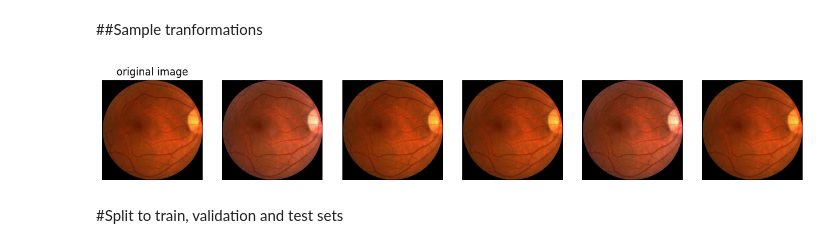
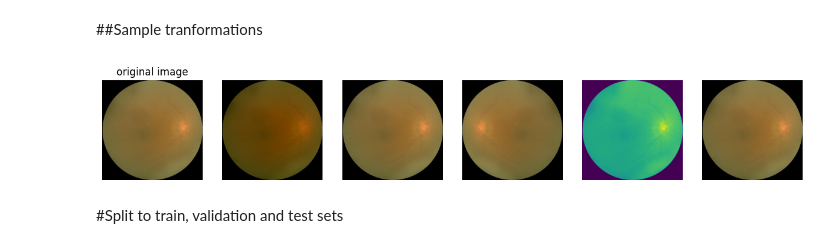
Before and after one commit to aziegert/Cataract_Classification_CV, a Jupyter notebook: Cataract_Classification_CV.ipynb, the cells around one changed output. Saved outputs shown, nothing was run; the diff lists cells and outputs as text; code cells hidden in the pictures.

```diff
--- a/Cataract_Classification_CV.ipynb
+++ b/Cataract_Classification_CV.ipynb
@@ -133,16 +134,18 @@ list_transforms = [transforms.ColorJitter(brightness=0.5, contrast=0.5, saturati
                                  transforms.RandomInvert()]
 # %%
-# fig, axs = plt.subplots(1,6, figsize=(15,3))
-# axs = axs.flatten()
-# img, label = rand_image()
-# img = Image.open(img)
+fig, axs = plt.subplots(1,6, figsize=(15,3))
+axs = axs.flatten()
+img, label = rand_image()
+img = Image.open(img)
 
 
-# for i, ax in enumerate(axs):
-#   axs[0].imshow(img)
-#   axs[0].set_title('original image')
-#   transf = list_transforms[i-1]
-#   ax = axs[i]
-#   ax.axis('off')
-#   transf_img = transf(img)
-#   ax.imshow(transf_img)
+for i, ax in enumerate(axs):
+  axs[0].imshow(img)
+  axs[0].set_title('original image')
+  transf = list_transforms[i-1]
+  ax = axs[i]
+  ax.axis('off')
+  transf_img = transf(img)
+  ax.imshow(transf_img)
+# %% [output]
+[figure, added]
@@ -155,20 +152,3 @@ list_color = [transforms.RandomAutocontrast(),
-# %%
-fig, axs = plt.subplots(1,6, figsize=(15,3))
-axs = axs.flatten()
-img, label = rand_image()
-img = Image.open(img)
-
-
-for i, ax in enumerate(axs):
-  axs[0].imshow(img)
-  axs[0].set_title('original image')
-  transf = list_color[i-1]
-  ax = axs[i]
-  ax.axis('off')
-  transf_img = transf(img)
-  ax.imshow(transf_img)
-# %% [output]
-[figure, removed]
 # %% [markdown]
 #Split to train, validation and test sets
 # %%
```
Also changed, not shown: parts of 40 cells of this notebook.
